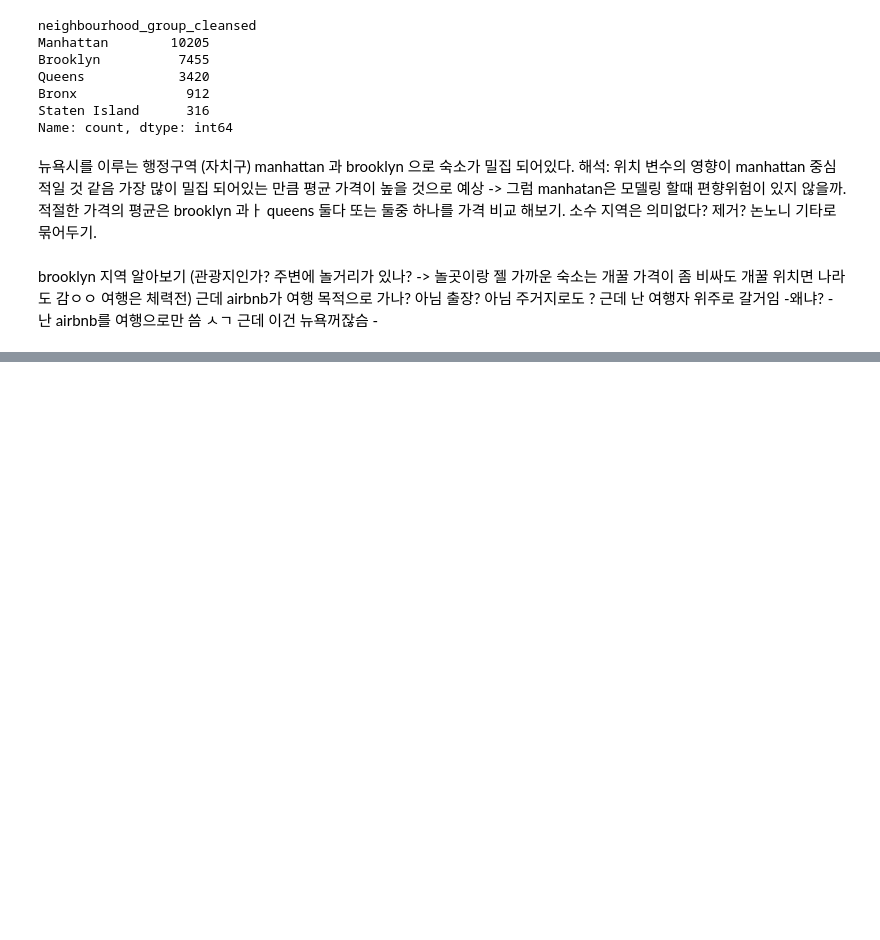
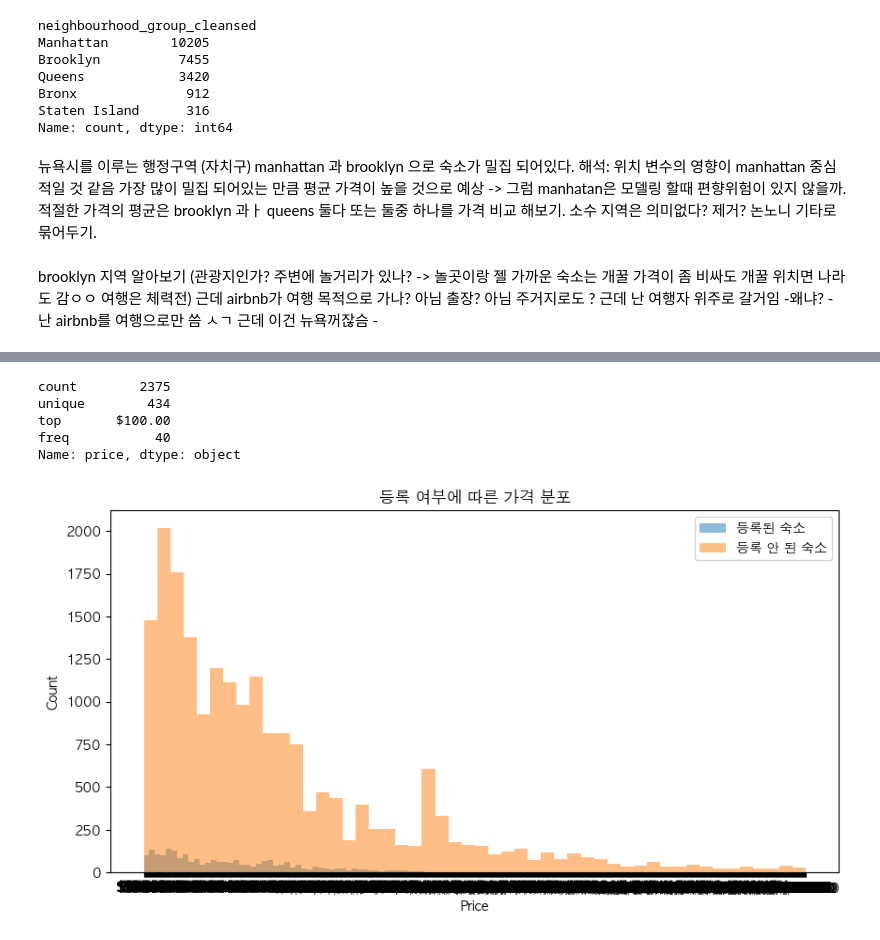
Before and after one commit to motimit/second_project, a Jupyter notebook: Sohui_EDA/전처리 1차.ipynb, the cells around one changed output, grey strips where cells are left out. Drawn from its saved outputs; the diff is of its cells as text; code cells hidden in the pictures; blank space fills up the shorter version.

```diff
--- a/Sohui_EDA/전처리 1차.ipynb
+++ b/Sohui_EDA/전처리 1차.ipynb
@@ -459,0 +561,5 @@ brooklyn 지역 알아보기 (관광지인가? 주변에 놀거리가 있나? ->
+# %%
+df['has_license'] = df['license'].apply(lambda x: True if 'OSE-STRREG' in str(x) else False)
+
+
+print(df['has_license'].value_counts())
@@ -459,0 +571,3 @@ brooklyn 지역 알아보기 (관광지인가? 주변에 놀거리가 있나? ->
+# %%
+licensed = df[df['has_license'] == True]['price']
+not_licensed = df[df['has_license'] == False]['price']
@@ -459,0 +593,21 @@ brooklyn 지역 알아보기 (관광지인가? 주변에 놀거리가 있나? ->
+# %%
+licensed.describe()
+# %% [output]
+count        2375
+unique        434
+top       $100.00
+freq           40
+Name: price, dtype: object
+# %%
+import matplotlib.pyplot as plt
+
+plt.figure(figsize=(10,5))
+plt.hist(licensed, bins=50, alpha=0.5, label='등록된 숙소')
+plt.hist(not_licensed, bins=50, alpha=0.5, label='등록 안 된 숙소')
+plt.xlabel('Price')
+plt.ylabel('Count')
+plt.title('등록 여부에 따른 가격 분포')
+plt.legend()
+plt.show()
+# %% [output]
+[figure, added]
```
Also changed, not shown: parts of 16 cells of this notebook, 2 other files.
